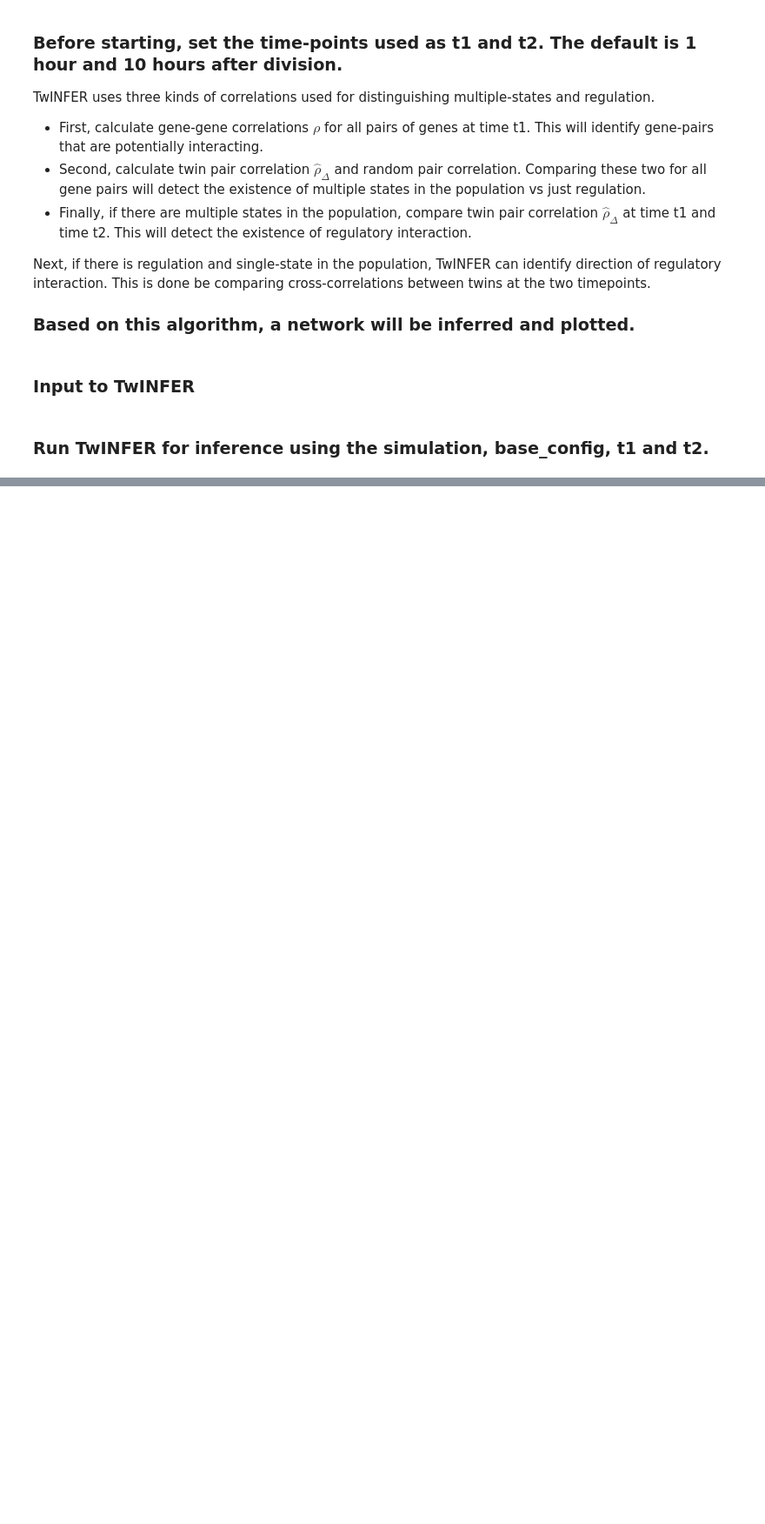
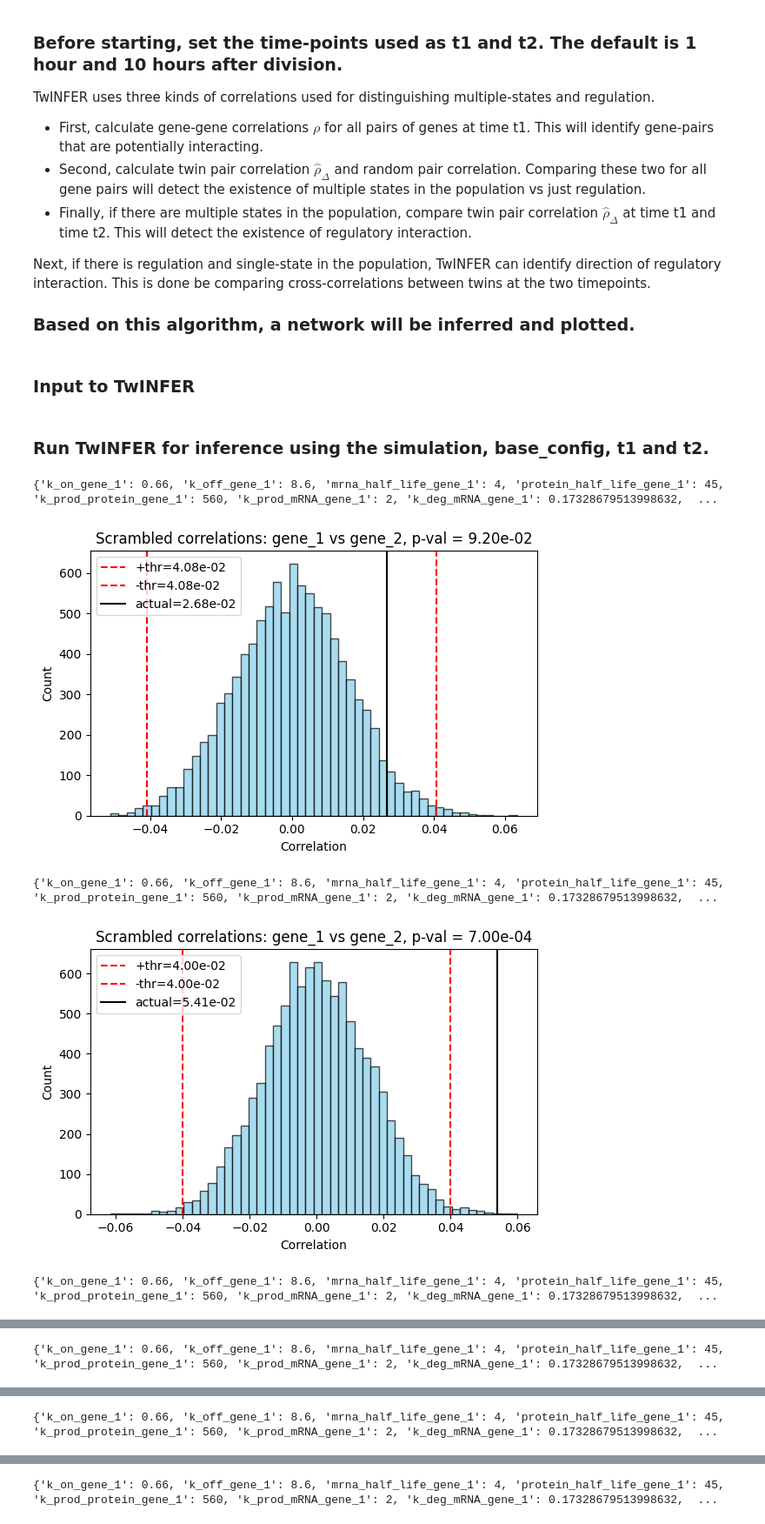
Before and after one commit to Keerthana910234/TwINFER, a Jupyter notebook: TwINFER_simulation_and_analysis.ipynb, the cells around one changed output, grey strips where cells are left out. Shown at 87% size. Drawn from its saved outputs; the diff is of its cells as text; code cells hidden in the pictures; blank space fills up the shorter version.

```diff
--- a/TwINFER_simulation_and_analysis.ipynb
+++ b/TwINFER_simulation_and_analysis.ipynb
@@ -6,23 +19,25 @@
 ### Set this for both running the simulation and before inferring using TwINFER
 # %%
 #Path to TwINFER code repository
-path_to_code_repo = "/home/mzo5929/Keerthana/grnInference/code/TwINFER"
+import os, sys
+path_to_code_repo = os.path.abspath(getattr(sys.modules['__main__'], '__file__', os.getcwd()))
+
 
 #Common path to data files
 path_to_data = f"{path_to_code_repo}/simulation_example_input_data"
 base_config = {
-    'n_cells': 1000, #Number of cells before division (number of twin pairs)
+    'n_cells': 2000, #Number of cells before division (number of twin pairs)
     'simulation_time_before_division': 1000, #The time used to run the initial cells before division. User must set this time to ensure the population reaches steady state [hours]
     'twin_simulation_time_after_division': 48, #The time twin cells are simulated after division and measurements are stored in the output[hours]
     'twin_measurement_resolution': 1, #The time between each measurement of twin cells [hours]. For example, if twin_sampling_duration is 12 and twin_measurement_resolution is 1, the final dataframe will contain hourly measurements for 12 hours (0 is birth).
-    "path_to_connectivity_matrix": f"{path_to_data}/interaction_matrix_A_to_B.txt", #path to the connectivity matrix specifying the GRN to simulate
+    "path_to_connectivity_matrix": f"{path_to_data}/connectivity_matrix_A_to_B.txt", #path to the connectivity matrix specifying the GRN to simulate
     "param_csv": f"{path_to_data}/median_parameter.csv", #Path to the parameters for all genes and interaction terms
-    "rows_to_use": [[0,1]], #Rows in the parameter's csv file for each gene - the length should be equal to number of genes in the system
+    "rows_to_use": [[0,1]], #Rows in the parameter's csv file for each gene. Example - [0,0] will mean use row 0 parameters for both gene 1 and 2. The length should be equal to number of genes in the system.
     "output_folder": f"{path_to_code_repo}/example_simulation_output/", #Path to folder to store simulation
     "log_file": f"{path_to_code_repo}/example_simulation_output/example_log.jsonl", #Path to the log file
     "type": "A_to_B",  # Name of the network used -- will be in the filename
     "number_of_parallel_parameters": 1, #Number of parameters to be run in parallel
-    "number_of_cores_per_parameter": 20, #Number of cores to be used per parameter (number_of_parallel_parameters * number_of_cores_per_parameter = number of cores in your computer)
+    "number_of_cores_per_parameter": 4, #Number of cores to be used per parameter (number_of_parallel_parameters * number_of_cores_per_parameter = number of cores in your computer)
 }
 # %% [markdown]
 ## Functions and packages used in this notebook - run this everytime notebook is restarted
@@ -225,9 +243,10 @@ def infer_using_twinfer(path_to_simulation_file, base_config, t1, t2,
         "Simulation must match the details in base_config."
 
     # Load gene parameters and connectivity structure
-    gene_params = get_param_data(param_df, param_index_from_file_name)
     n_genes, interaction_matrix = read_input_matrix(path_to_connectivity_matrix)
     gene_list = [f"gene_{i}" for i in np.arange(1, n_genes + 1)]
+    gene_params = get_param_data(param_df, param_index_from_file_name, n_genes)
+    print(gene_params)
 
 
     # --- Check for steady state at t1 (optional) ---
@@ -302,8 +321,9 @@ def infer_using_twinfer(path_to_simulation_file, base_config, t1, t2,
         all_t1_t2_measurements, gene_list
     )
     no_regulation, potential_regulation = check_gene_gene_correlation_threshold(
-        pairwise_gene_gene_correlation_matrix, gene_list,  threshold = threshold_gene_gene_corr
+        all_t1_t2_measurements, pairwise_gene_gene_correlation_matrix, gene_list,  threshold = threshold_gene_gene_corr, use_scramble = True, verbose = True
     )
+
     # print(no_regulation)
     if plot_correlation_matrices_as_heatmap:
         plot_matrix_as_heatmap(corr_matrix=pairwise_gene_gene_correlation_matrix, gene_list=gene_list, no_regulation=no_regulation, potential_regulation=potential_regulation,
@@ -429,2 +440,28 @@ path_to_simulation_file = "/home/mzo5929/Keerthana/grnInference/code/TwINFER/exa
 # %% [markdown]
 ### Run TwINFER for inference using the simulation, base_config, t1 and t2.
+# %%
+import os
+import glob
+
+t1 = 1 #time [hours] after division when t1 sample is collected
+t2 = 10 #time [hours] after division when t2 sample is collected
+
+#This should be the simulation matching the details in base_config
+#path to the simulation output file - this will be printed at the end of the simulation
+path_to_simulation_file = "/home/mzo5929/Keerthana/grnInference/simulation_data/median_parameter_simulations/figure_2_simulations/A_to_B/df_rows_0_1_05082025_160158_ncells_2000_A_to_B_rep_1_4005b5ca.csv"
+# Find all df_rows files in the specified folder
+folder_path = os.path.dirname(path_to_simulation_file)
+df_rows_files = glob.glob(os.path.join(folder_path, "df_rows_*.csv"))
+
+# Iterate over the found files
+for file in tqdm(df_rows_files):
+    correlation_matrices = infer_using_twinfer(file, base_config, t1, t2, threshold_gene_gene_corr = 0.01,
+                            check_for_steady_state=False,
+                            plot_correlation_matrices_as_heatmap=False, have_any_output=False)
+    # You can add your processing logic here
+# %% [output]
+{'k_on_gene_1': 0.66, 'k_off_gene_1': 8.6, 'mrna_half_life_gene_1': 4, 'protein_half_life_gene_1': 45, 'k_prod_protein_gene_1': 560, 'k_prod_mRNA_gene_1': 2, 'k_deg_mRNA_gene_1': 0.17328679513998632,  ...
+[figure, added]
+{'k_on_gene_1': 0.66, 'k_off_gene_1': 8.6, 'mrna_half_life_gene_1': 4, 'protein_half_life_gene_1': 45, 'k_prod_protein_gene_1': 560, 'k_prod_mRNA_gene_1': 2, 'k_deg_mRNA_gene_1': 0.17328679513998632,  ...
+[figure, added]
+{'k_on_gene_1': 0.66, 'k_off_gene_1': 8.6, 'mrna_half_life_gene_1': 4, 'protein_half_life_gene_1': 45, 'k_prod_protein_gene_1': 560, 'k_prod_mRNA_gene_1': 2, 'k_deg_mRNA_gene_1': 0.17328679513998632,  ...
@@ -430,0 +469 @@ path_to_simulation_file = "/home/mzo5929/Keerthana/grnInference/code/TwINFER/exa
+{'k_on_gene_1': 0.66, 'k_off_gene_1': 8.6, 'mrna_half_life_gene_1': 4, 'protein_half_life_gene_1': 45, 'k_prod_protein_gene_1': 560, 'k_prod_mRNA_gene_1': 2, 'k_deg_mRNA_gene_1': 0.17328679513998632,  ...
@@ -430,0 +471 @@ path_to_simulation_file = "/home/mzo5929/Keerthana/grnInference/code/TwINFER/exa
+{'k_on_gene_1': 0.66, 'k_off_gene_1': 8.6, 'mrna_half_life_gene_1': 4, 'protein_half_life_gene_1': 45, 'k_prod_protein_gene_1': 560, 'k_prod_mRNA_gene_1': 2, 'k_deg_mRNA_gene_1': 0.17328679513998632,  ...
@@ -430,0 +473 @@ path_to_simulation_file = "/home/mzo5929/Keerthana/grnInference/code/TwINFER/exa
+{'k_on_gene_1': 0.66, 'k_off_gene_1': 8.6, 'mrna_half_life_gene_1': 4, 'protein_half_life_gene_1': 45, 'k_prod_protein_gene_1': 560, 'k_prod_mRNA_gene_1': 2, 'k_deg_mRNA_gene_1': 0.17328679513998632,  ...
```
Also changed, not shown: parts of 8 cells of this notebook, 8 other files.
